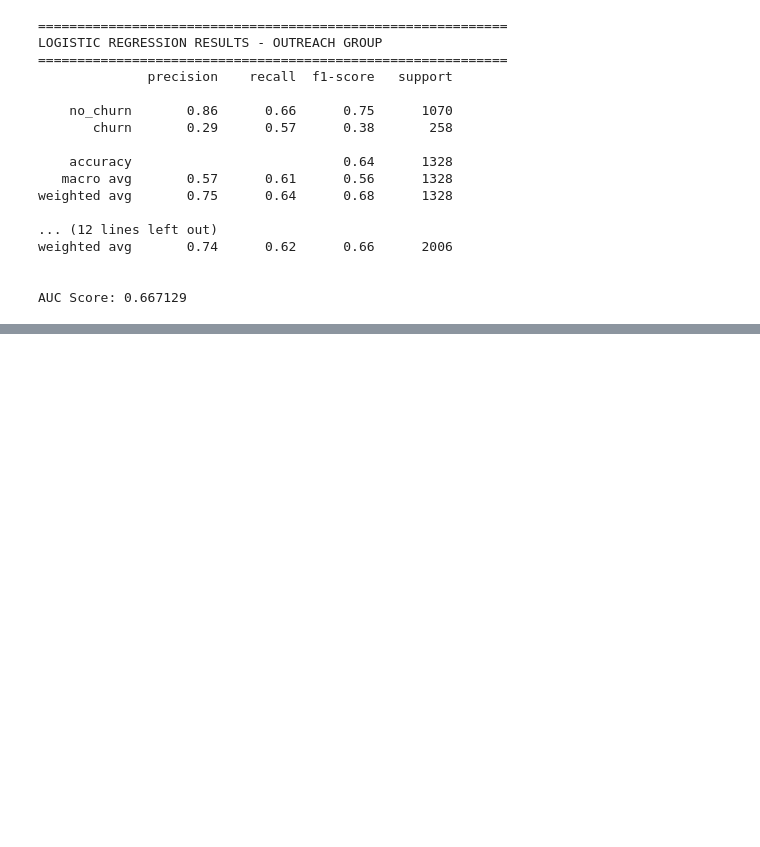
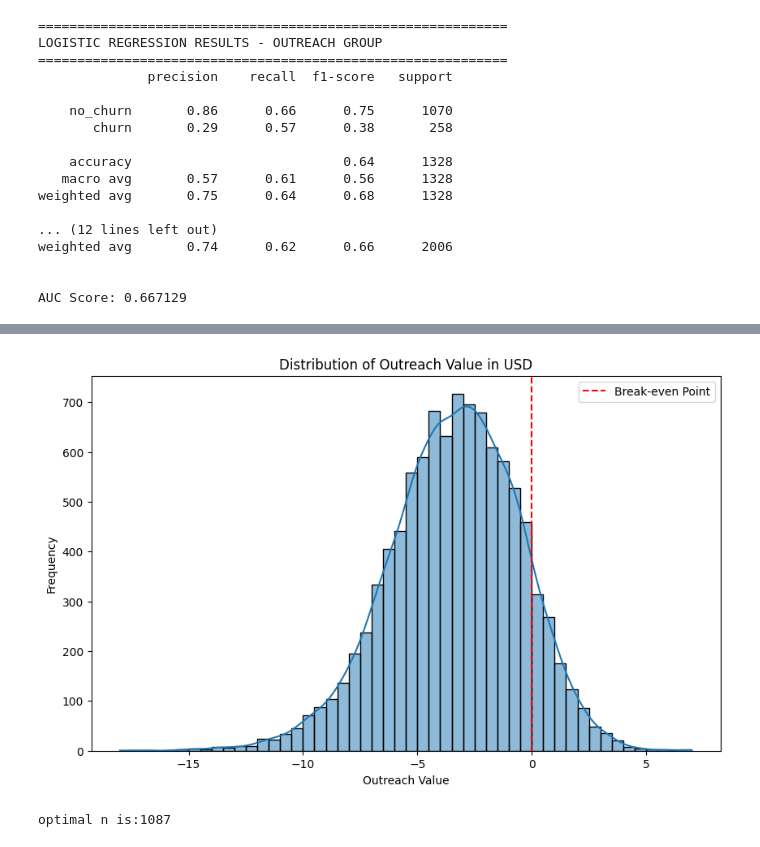
Before and after one commit to omergazit2/VI_churn_assignment, a Jupyter notebook: notebooks/model.ipynb, the cells around one changed output, grey strips where cells are left out. Cells and saved outputs as stored; diff of their text form; code cells hidden in the pictures; blank space fills up the shorter version.

Commit message:
add choosing optimal 'n'

```diff
--- a/notebooks/model.ipynb
+++ b/notebooks/model.ipynb
@@ -441,0 +353,12 @@ evaluation_df
+# %%
+df_priority = df.drop(columns=['member_id', 'outreach', 'churn'])
+df_priority_outreach = scalar_outreach.transform(df_priority)
+df_priority_no_outreach = scalar_no_outreach.transform(df_priority)
+
+# get the probabilities of staying
+stays_prob_outreach = model_lr_outreach.predict_proba(df_priority_outreach)[:, 0]
+stays_prob_no_outreach = model_lr_no_outreach.predict_proba(df_priority_no_outreach)[:, 0]
+# %%
+uplift = stays_prob_outreach - stays_prob_no_outreach
+df['uplift'] = uplift
+df.sort_values(by='uplift', ascending=False)
@@ -441,0 +379,22 @@ evaluation_df
+# %%
+cost_per_call = 5  # Example cost per outreach call
+value_per_retention = 30  # Example value per retained customer
+
+df['outreach_value'] = df['uplift'] * value_per_retention - cost_per_call
+df.sort_values(by='outreach_value', ascending=False)
+
+# Visualize the distribution of outreach_value
+plt.figure(figsize=(10, 6))
+sns.histplot(df['outreach_value'], bins=50, kde=True)
+plt.title('Distribution of Outreach Value in USD')
+plt.xlabel('Outreach Value')
+plt.ylabel('Frequency')
+plt.axvline(0, color='red', linestyle='--', label='Break-even Point')
+plt.legend()
+plt.show()
+# %% [output]
+[figure, added]
+# %%
+print('optimal n is:' + str(len(df[df['outreach_value'] > 0])))  # Example thresholding at positive value
+# %% [output]
+optimal n is:1087
```
Also changed, not shown: parts of 9 cells of this notebook.
